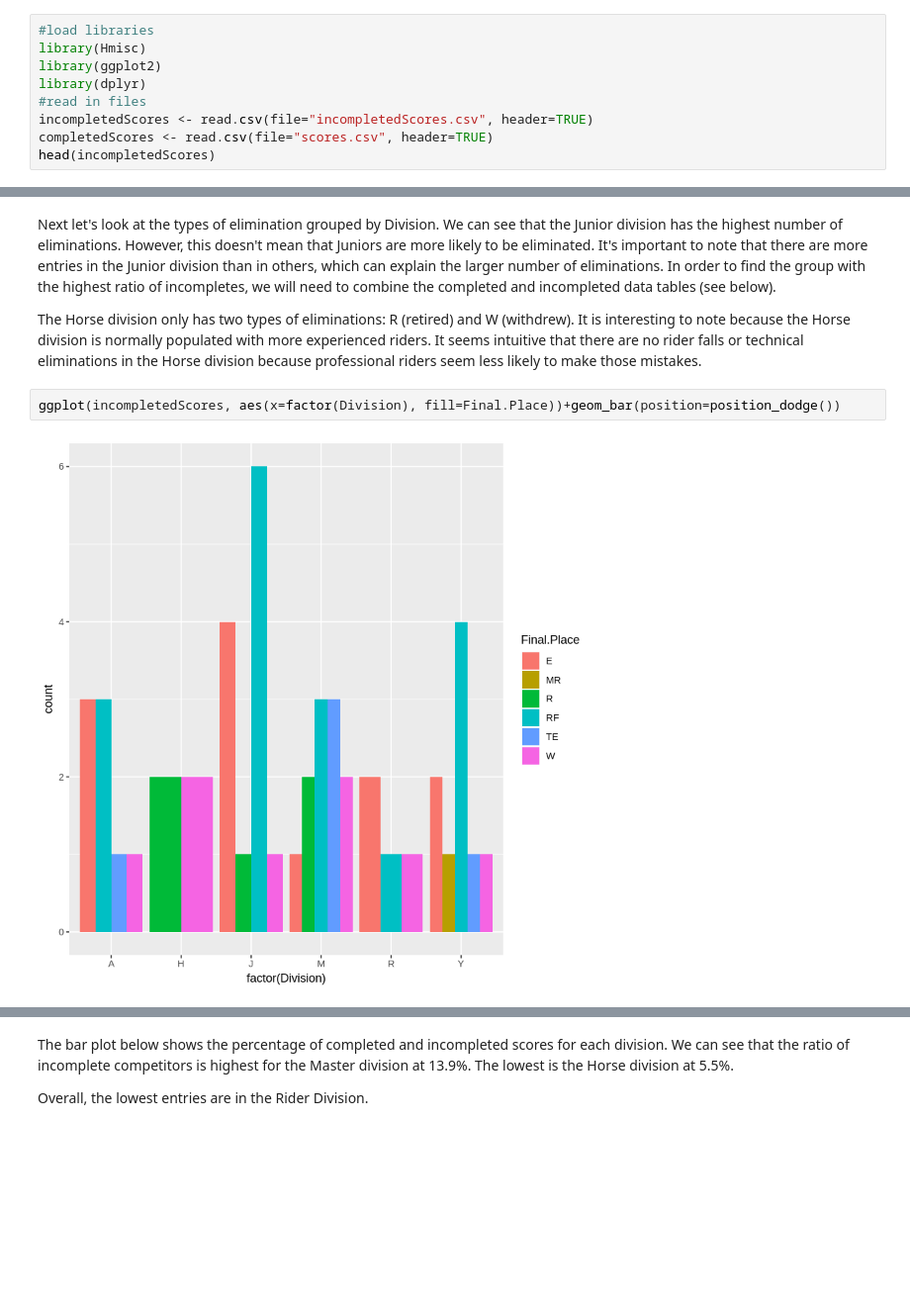
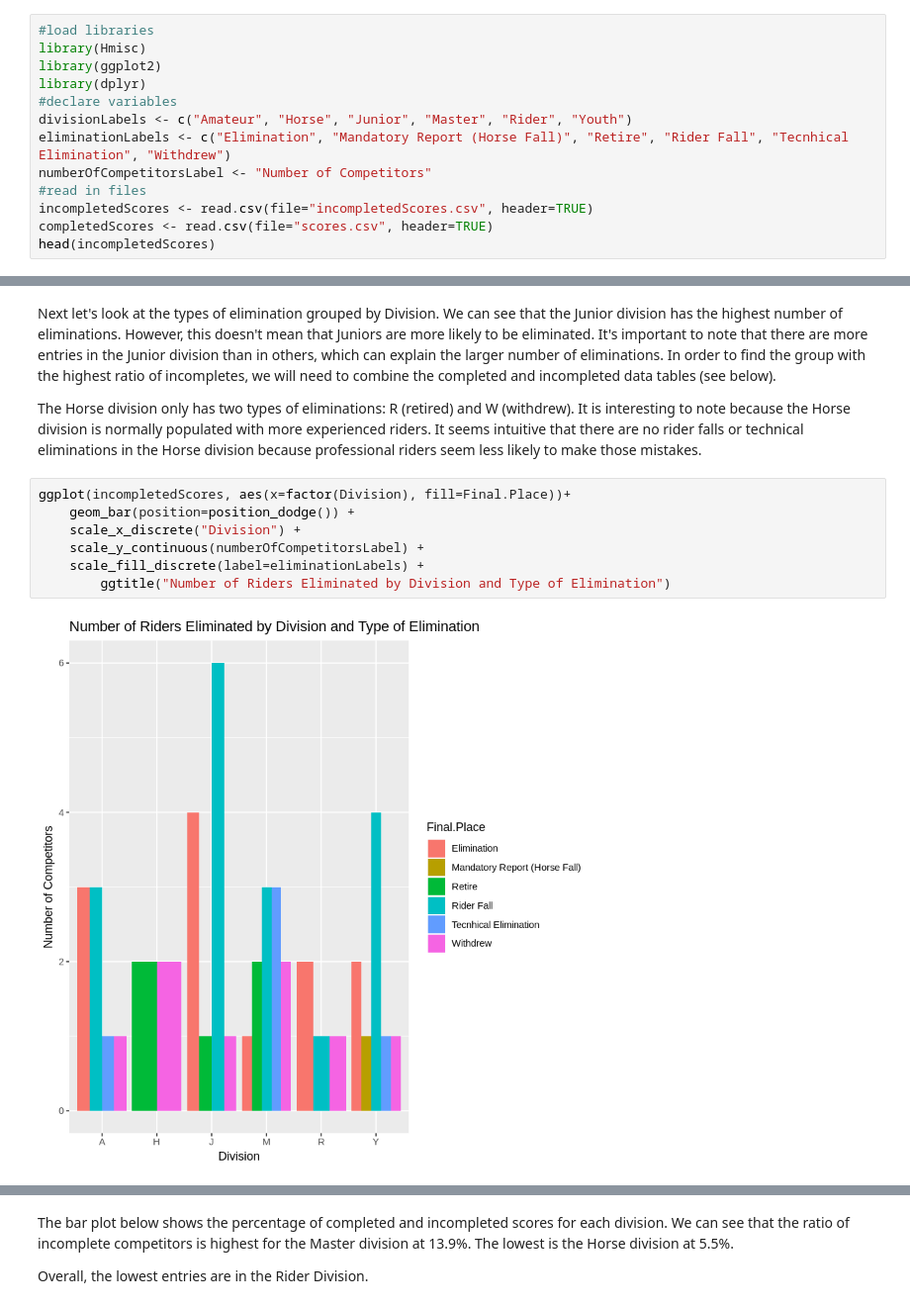
Before and after one commit to jschoeggl/MDSD692, a Jupyter notebook: notebooks/SchoegglJacquieMSDS692ExploratoryIncompleted.ipynb, the cells around one changed output, grey strips where cells are left out. Shown at 99% size. Drawn from its saved outputs; the diff is of its cells as text; blank space fills up the shorter version.

```diff
--- a/notebooks/SchoegglJacquieMSDS692ExploratoryIncompleted.ipynb
+++ b/notebooks/SchoegglJacquieMSDS692ExploratoryIncompleted.ipynb
@@ -7,6 +9,10 @@ First, we want to load all the necessary libraries and read in the data to be us
 library(Hmisc)
 library(ggplot2)
 library(dplyr)
+#declare variables
+divisionLabels <- c("Amateur", "Horse", "Junior", "Master", "Rider", "Youth")
+eliminationLabels <- c("Elimination", "Mandatory Report (Horse Fall)", "Retire", "Rider Fall", "Tecnhical Elimination", "Withdrew")
+numberOfCompetitorsLabel <- "Number of Competitors"
 #read in files
 incompletedScores <- read.csv(file="incompletedScores.csv", header=TRUE)
 completedScores <- read.csv(file="scores.csv", header=TRUE)
@@ -36,7 +44,12 @@ Next let's look at the types of elimination grouped by Division.  We can see tha
 
 The Horse division only has two types of eliminations: R (retired) and W (withdrew).  It is interesting to note because the Horse division is normally populated with more experienced riders.  It seems intuitive that there are no rider falls or technical eliminations in the Horse division because professional riders seem less likely to make those mistakes.
 # %%
-ggplot(incompletedScores, aes(x=factor(Division), fill=Final.Place))+geom_bar(position=position_dodge())
+ggplot(incompletedScores, aes(x=factor(Division), fill=Final.Place))+
+    geom_bar(position=position_dodge()) +
+    scale_x_discrete("Division") +
+    scale_y_continuous(numberOfCompetitorsLabel) +
+    scale_fill_discrete(label=eliminationLabels) +
+        ggtitle("Number of Riders Eliminated by Division and Type of Elimination")
 # %% [output]
-[figure, old version]
+[figure, new version]
 # %% [markdown]
```
Also changed, not shown: parts of 8 cells of this notebook.
